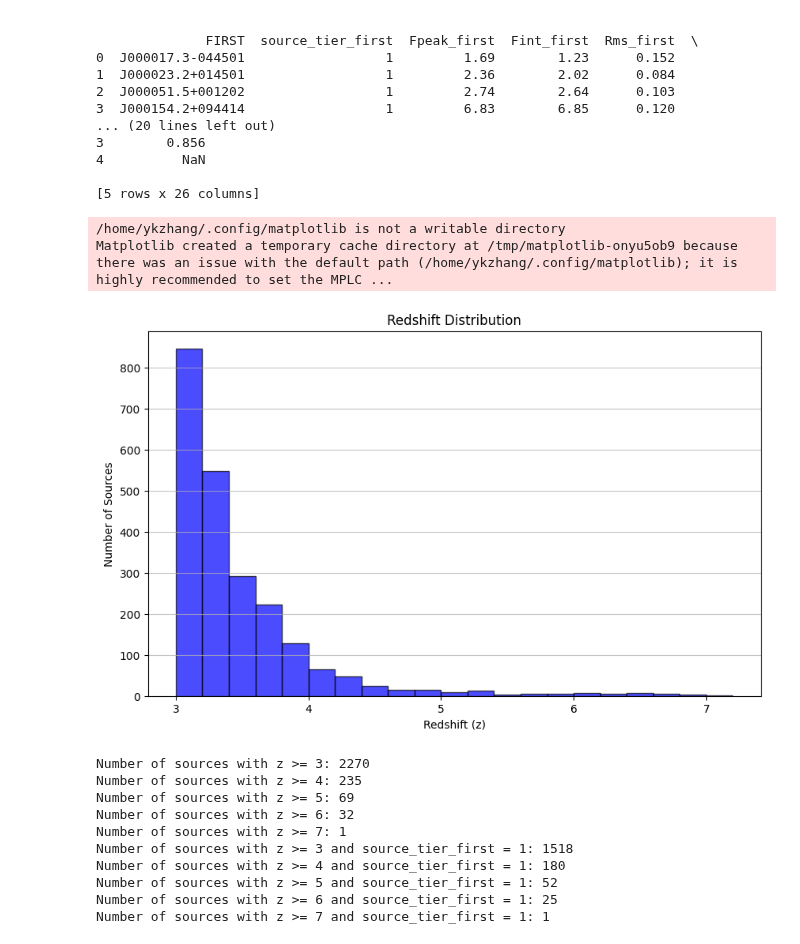
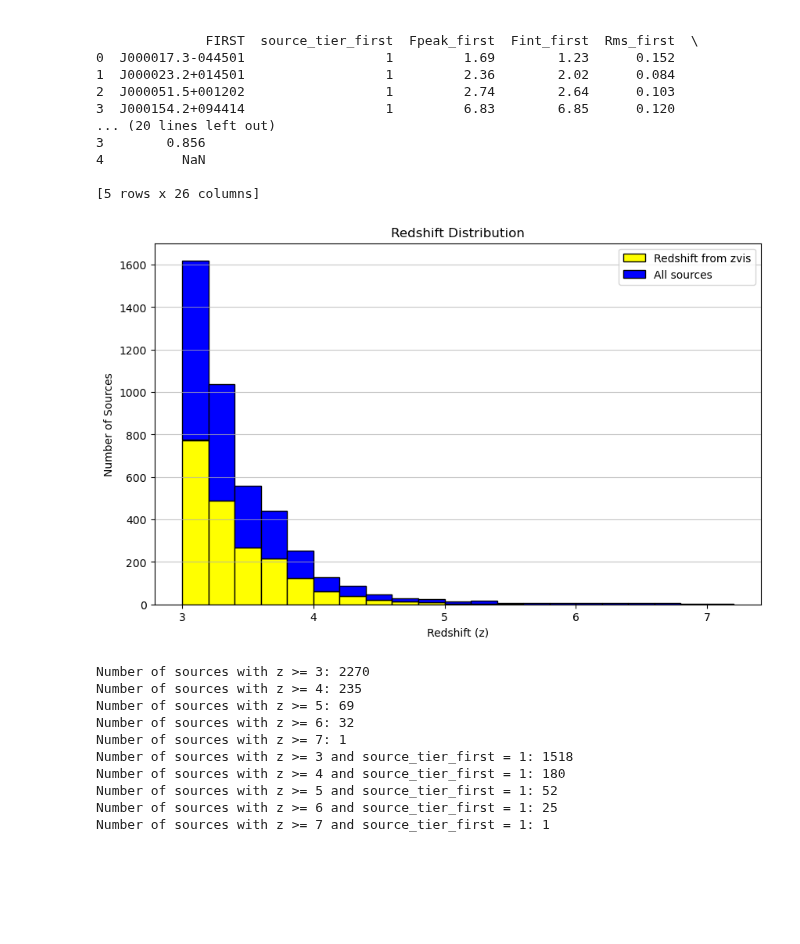
Before and after one commit to ykzhang112233/highz-catalogue, a Jupyter notebook: scripts/0-result_analysis.ipynb, the cells around one changed output. Cells and saved outputs as stored; diff of their text form; code cells hidden in the pictures; blank space fills up the shorter version.

Commit message:
plot z distributions

```diff
--- a/scripts/0-result_analysis.ipynb
+++ b/scripts/0-result_analysis.ipynb
@@ -66,19 +66,27 @@ print(df.head())
 # %%
 from matplotlib import pyplot as plt
 
 #draw the hitogram figure for redshift distribution
 plt.figure(figsize=(10, 6))
 # start from z= 3 and ends at z= 7.2, bin width is 0.2
-plt.hist(df['sdss_z'], bins=21, range=(3, 7.2), color='blue', alpha=0.7, edgecolor='black')
+z_vis_only = df[df['sdss_source_z'] != 'PIPE']['sdss_z']
+z_all = df['sdss_z']
+plt.hist([z_vis_only, z_all], bins=21, range=(3, 7.2),
+         stacked=True,
+         edgecolor='black',
+         color=['yellow', 'blue'],
+         label=['Redshift from zvis', 'All sources'])
+# plt.hist(df['sdss_z'], bins=21, range=(3, 7.2), color='blue', edgecolor='black')
+# # add another histogram for only sdss_source_z != PIPE
+# plt.hist(df[df['sdss_source_z'] != 'PIPE']['sdss_z'], bins=21, range=(3, 7.2), color='yellow', alpha=0.5, edgecolor='white')
+plt.legend(loc='upper right')
 plt.title('Redshift Distribution')
 plt.xlabel('Redshift (z)')
 plt.ylabel('Number of Sources')
 plt.grid(axis='y', alpha=0.75)
 plt.show()
 # %% [output]
-/home/ykzhang/.config/matplotlib is not a writable directory
-Matplotlib created a temporary cache directory at /tmp/matplotlib-onyu5ob9 because there was an issue with the default path (/home/ykzhang/.config/matplotlib); it is highly recommended to set the MPLC ...
-[figure, old version]
+[figure, new version]
 # %%
 # show the numbers of every redshift range
 # z>3 is 1515
```
Also changed, not shown: 1 other file.
